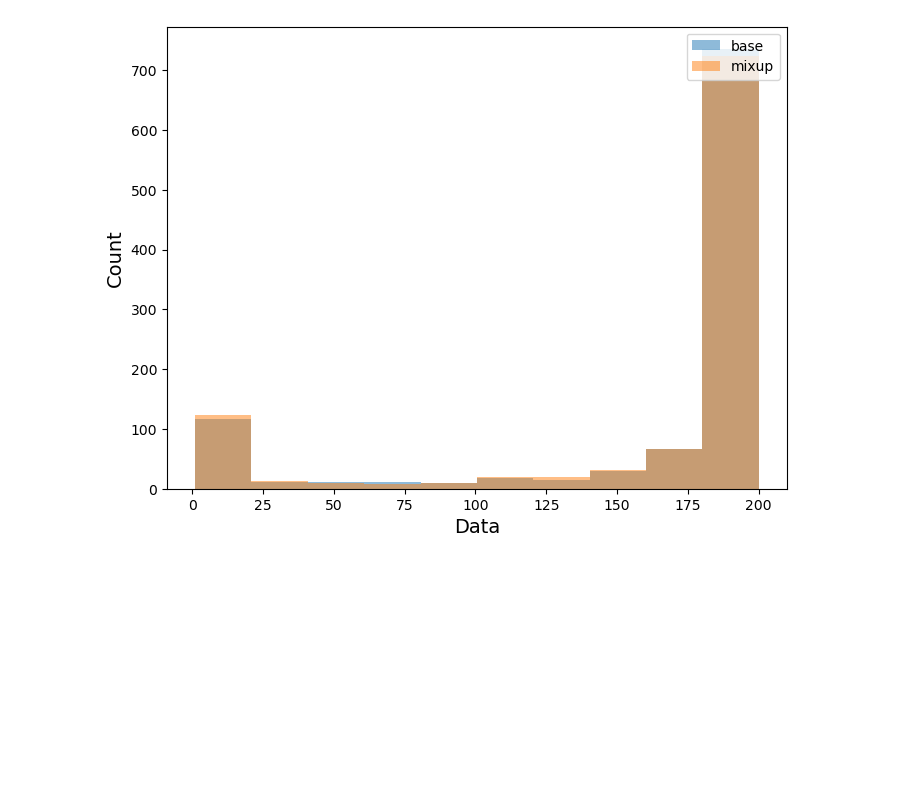
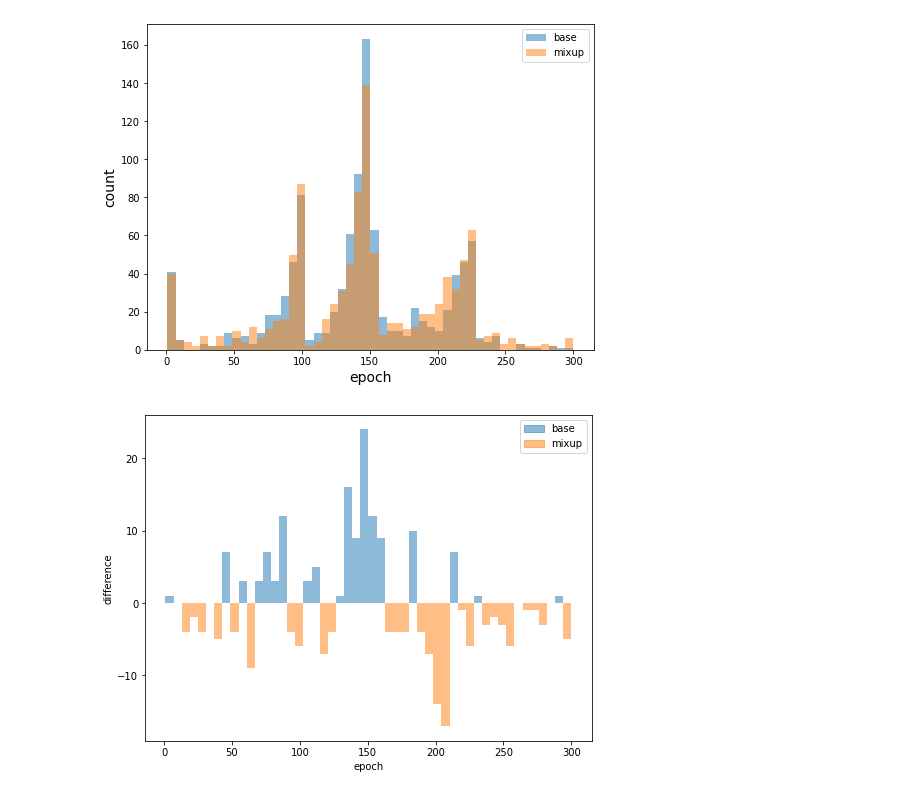
Before and after one commit to piotrhm/master-thesis, a Jupyter notebook: notebooks/19_11_2022_eh_results_c100.ipynb, the cells around one changed output. Cells and saved outputs as stored; diff of their text form; code cells hidden in the pictures; blank space fills up the shorter version.

```diff
--- a/notebooks/19_11_2022_eh_results_c100.ipynb
+++ b/notebooks/19_11_2022_eh_results_c100.ipynb
@@ -54,11 +6,77 @@ mixup_idx_oc_3 = func(df_mixup_oc_3)
+# %%
+df_mixup = pd.read_csv("../data/cifar_100_resnet_mixup_2023_04_21-02_10_03_PM.csv", header=None)
+df_base = pd.read_csv("../data/resnet18_cifar_100_2023_04_16-02_01_02_PM.csv", header=None)
+# %%
+def func(df):
+    index = []
+    for i, row in df.iterrows():
+        arr_row = row.to_numpy()
+        arr_row = [int(re.findall(r'\d+',str(x))[0]) for x in arr_row]
+        target = arr_row[0]
+        for idx, i in enumerate(reversed(arr_row[1:])):
+            if target == i:
+                continue
+            elif target != i and idx == 0:
+                index.append(300)
+                break
+            elif target != i:
+                index.append(len(arr_row)-idx-1)
+                break
+    return index
+# %%
+df_base_converted = func(df_base)
+df_mixup_converted = func(df_mixup)
 # %%
 plt.figure(figsize=(8,6))
-plt.hist(base_idx_oc_1, bins=10, alpha=0.5, label="base")
-plt.hist(mixup_idx_oc_1, bins=10, alpha=0.5, label="mixup")
+plt.hist(df_base_converted, bins=50, alpha=0.5, label="base")
+plt.hist(df_mixup_converted, bins=50, alpha=0.5, label="mixup")
 
-plt.xlabel("Data", size=14)
-plt.ylabel("Count", size=14)
+plt.xlabel("epoch", size=14)
+plt.ylabel("count", size=14)
 plt.legend(loc='upper right')
-plt.savefig("test_c100_2.png")
+plt.savefig("cifar100-eh.png")
 # %% [output]
-[figure, old version]
+[figure, new version]
+# %%
+import numpy as np
+import matplotlib.pyplot as plt
+
+# Assuming df_base_converted and df_mixup_converted are NumPy arrays or Pandas Series
+
+# Calculate the histograms for the two datasets
+hist_base, bins_base = np.histogram(df_base_converted, bins=50)
+hist_mixup, bins_mixup = np.histogram(df_mixup_converted, bins=50)
+
+# Calculate the bin centers for the histograms
+bin_centers_base = (bins_base[:-1] + bins_base[1:]) / 2
+bin_centers_mixup = (bins_mixup[:-1] + bins_mixup[1:]) / 2
+
+# Calculate the difference between the two histograms
+hist_difference = hist_base - hist_mixup
+
+# Create a new figure for the difference plot
+plt.figure(figsize=(8, 6))
+
+# Set the color of each bar based on its sign (positive or negative)
+bar_colors = ['tab:blue' if val >= 0 else 'tab:orange' for val in hist_difference]
+
+# Plot the difference histogram with the colored bars
+plt.bar(bin_centers_base, hist_difference, width=(bins_base[1] - bins_base[0]), color=bar_colors, alpha=0.5)
+
+# Optionally, you can add labels, titles, and legends
+plt.xlabel("epoch")
+plt.ylabel("difference")
+import matplotlib.patches as mpatches
+
+# Create legend patches for red and blue colors
+red_patch = mpatches.Patch(color='tab:blue', label='base', alpha=0.5)
+blue_patch = mpatches.Patch(color='tab:orange', label='mixup', alpha=0.5)
+
+# Add the legend with the custom patches
+plt.legend(handles=[red_patch, blue_patch])
+
+# Display the plot
+plt.savefig("cifar100-eh-diff.png")
+plt.show()
+# %% [output]
+[figure, added]
```
Also changed, not shown: parts of 14 cells of this notebook, 17 other files.
